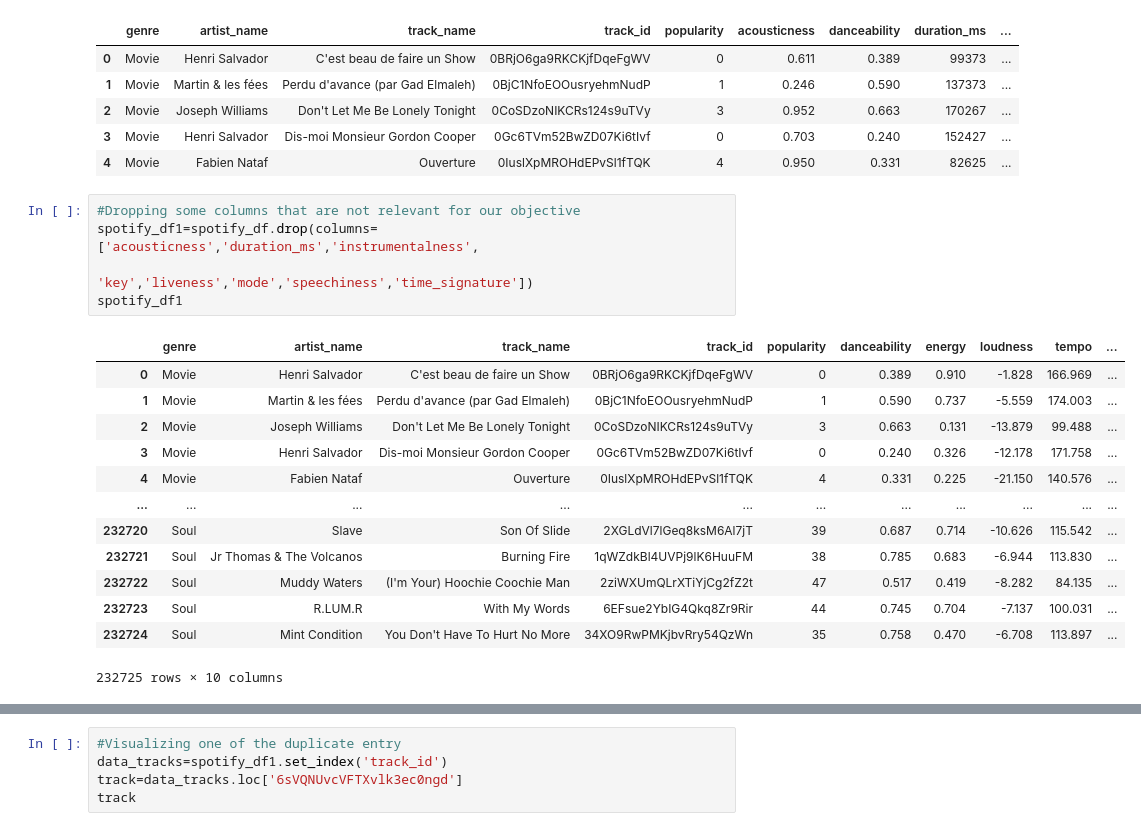
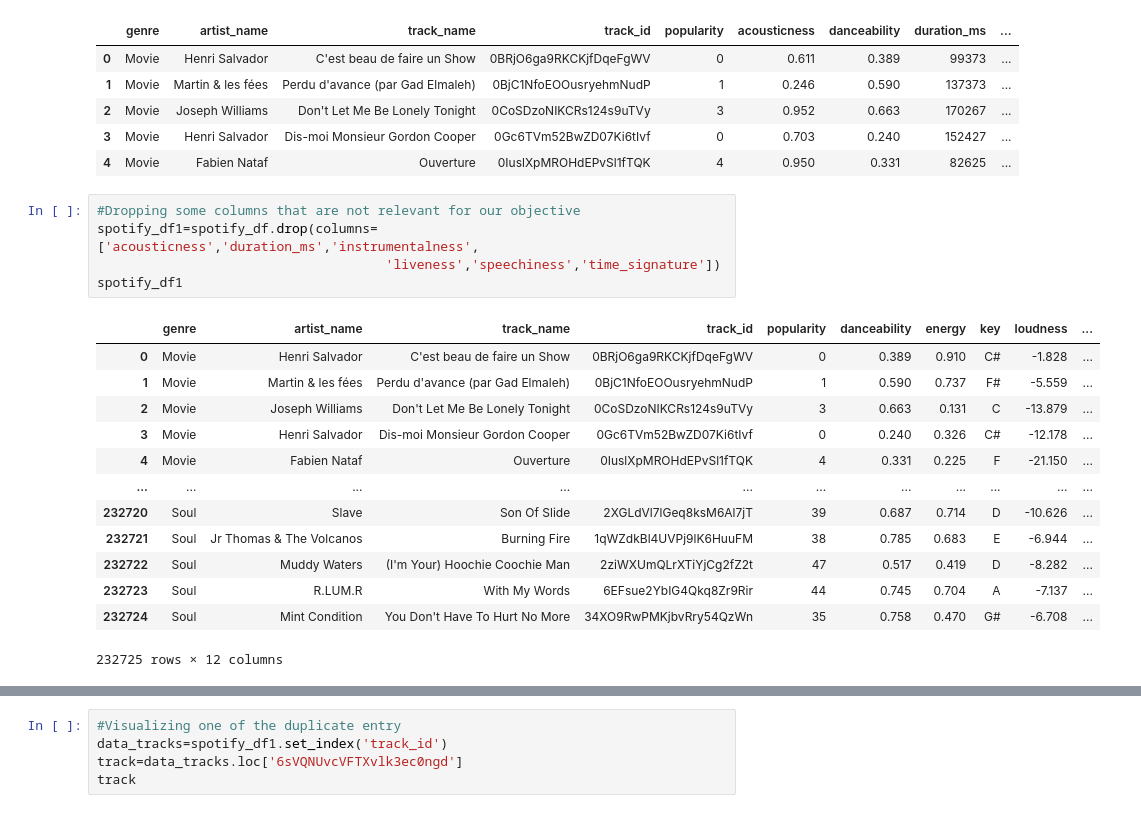
Before and after one commit to zsvorenova/Group_Three, a Jupyter notebook: Spotify_jill.ipynb, the cells around one changed output, grey strips where cells are left out. Saved outputs shown, nothing was run; the diff lists cells and outputs as text.

```diff
--- a/Spotify_jill.ipynb
+++ b/Spotify_jill.ipynb
@@ -25,22 +25,22 @@ spotify_df.head()
 # %%
 #Dropping some columns that are not relevant for our objective
 spotify_df1=spotify_df.drop(columns=['acousticness','duration_ms','instrumentalness',
-                                     'key','liveness','mode','speechiness','time_signature'])
+                                     'liveness','speechiness','time_signature'])
 spotify_df1
 # %% [output]
-|  | genre | artist_name | track_name | track_id | popularity | danceability | energy | loudness | tempo | ... |
-| 0 | Movie | Henri Salvador | C'est beau de faire un Show | 0BRjO6ga9RKCKjfDqeFgWV | 0 | 0.389 | 0.910 | -1.828 | 166.969 | ... |
-| 1 | Movie | Martin & les fées | Perdu d'avance (par Gad Elmaleh) | 0BjC1NfoEOOusryehmNudP | 1 | 0.590 | 0.737 | -5.559 | 174.003 | ... |
-| 2 | Movie | Joseph Williams | Don't Let Me Be Lonely Tonight | 0CoSDzoNIKCRs124s9uTVy | 3 | 0.663 | 0.131 | -13.879 | 99.488 | ... |
-| 3 | Movie | Henri Salvador | Dis-moi Monsieur Gordon Cooper | 0Gc6TVm52BwZD07Ki6tIvf | 0 | 0.240 | 0.326 | -12.178 | 171.758 | ... |
-| 4 | Movie | Fabien Nataf | Ouverture | 0IuslXpMROHdEPvSl1fTQK | 4 | 0.331 | 0.225 | -21.150 | 140.576 | ... |
+|  | genre | artist_name | track_name | track_id | popularity | danceability | energy | key | loudness | ... |
+| 0 | Movie | Henri Salvador | C'est beau de faire un Show | 0BRjO6ga9RKCKjfDqeFgWV | 0 | 0.389 | 0.910 | C# | -1.828 | ... |
+| 1 | Movie | Martin & les fées | Perdu d'avance (par Gad Elmaleh) | 0BjC1NfoEOOusryehmNudP | 1 | 0.590 | 0.737 | F# | -5.559 | ... |
+| 2 | Movie | Joseph Williams | Don't Let Me Be Lonely Tonight | 0CoSDzoNIKCRs124s9uTVy | 3 | 0.663 | 0.131 | C | -13.879 | ... |
+| 3 | Movie | Henri Salvador | Dis-moi Monsieur Gordon Cooper | 0Gc6TVm52BwZD07Ki6tIvf | 0 | 0.240 | 0.326 | C# | -12.178 | ... |
+| 4 | Movie | Fabien Nataf | Ouverture | 0IuslXpMROHdEPvSl1fTQK | 4 | 0.331 | 0.225 | F | -21.150 | ... |
 | ... | ... | ... | ... | ... | ... | ... | ... | ... | ... | ... |
-| 232720 | Soul | Slave | Son Of Slide | 2XGLdVl7lGeq8ksM6Al7jT | 39 | 0.687 | 0.714 | -10.626 | 115.542 | ... |
-| 232721 | Soul | Jr Thomas & The Volcanos | Burning Fire | 1qWZdkBl4UVPj9lK6HuuFM | 38 | 0.785 | 0.683 | -6.944 | 113.830 | ... |
-| 232722 | Soul | Muddy Waters | (I'm Your) Hoochie Coochie Man | 2ziWXUmQLrXTiYjCg2fZ2t | 47 | 0.517 | 0.419 | -8.282 | 84.135 | ... |
-| 232723 | Soul | R.LUM.R | With My Words | 6EFsue2YbIG4Qkq8Zr9Rir | 44 | 0.745 | 0.704 | -7.137 | 100.031 | ... |
-| 232724 | Soul | Mint Condition | You Don't Have To Hurt No More | 34XO9RwPMKjbvRry54QzWn | 35 | 0.758 | 0.470 | -6.708 | 113.897 | ... |
+| 232720 | Soul | Slave | Son Of Slide | 2XGLdVl7lGeq8ksM6Al7jT | 39 | 0.687 | 0.714 | D | -10.626 | ... |
+| 232721 | Soul | Jr Thomas & The Volcanos | Burning Fire | 1qWZdkBl4UVPj9lK6HuuFM | 38 | 0.785 | 0.683 | E | -6.944 | ... |
+| 232722 | Soul | Muddy Waters | (I'm Your) Hoochie Coochie Man | 2ziWXUmQLrXTiYjCg2fZ2t | 47 | 0.517 | 0.419 | D | -8.282 | ... |
+| 232723 | Soul | R.LUM.R | With My Words | 6EFsue2YbIG4Qkq8Zr9Rir | 44 | 0.745 | 0.704 | A | -7.137 | ... |
+| 232724 | Soul | Mint Condition | You Don't Have To Hurt No More | 34XO9RwPMKjbvRry54QzWn | 35 | 0.758 | 0.470 | G# | -6.708 | ... |
-232725 rows × 10 columns
+232725 rows × 12 columns
 # %%
 count_track_name=spotify_df1["track_name"].value_counts()
 count_track_name
```
Also changed, not shown: parts of 53 cells of this notebook, 26 other files.
